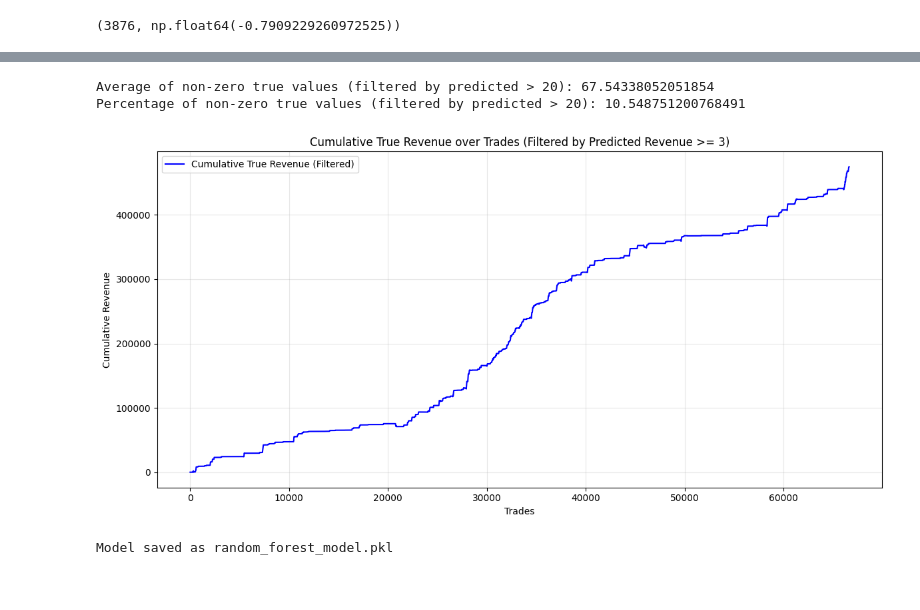
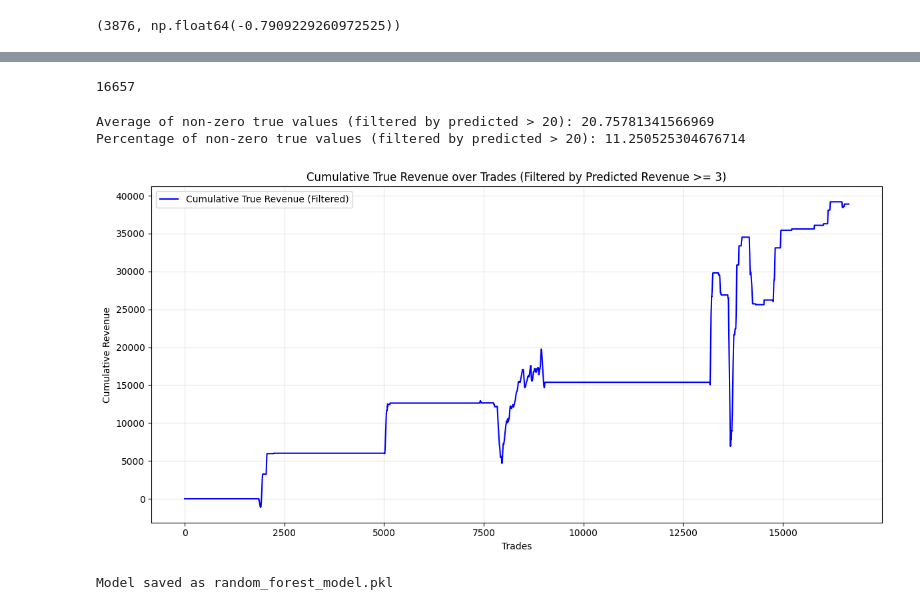
Before and after one commit to RockyLiii/Quant-on-Crypto, a Jupyter notebook: strategies/mmpair-strategy/lgbm.ipynb, the cells around one changed output, grey strips where cells are left out. Cells and saved outputs as stored; diff of their text form; code cells hidden in the pictures.

```diff
--- a/strategies/mmpair-strategy/lgbm.ipynb
+++ b/strategies/mmpair-strategy/lgbm.ipynb
@@ -623,11 +611,7 @@ y_train = y_train.reset_index(drop=True)
 # %%
-# Identify columns where the name starts with 'coin', 'bb', or 'amihud'
-columns_to_zero = [col for col in X_train.columns if col.startswith(('coin', 'amihud'))]
-
-# Set the entire column values to 0 for the identified columns
-X_train[columns_to_zero] = 0
+X_train_concat[columns_to_zero] = 0
 X_test[columns_to_zero] = 0
 
 # Display the updated DataFrame
-X_train['amihud_all_w30']
+X_train['amihud_selected_mns_w30']
 # %% [output]
@@ -669,3 +640,6 @@ Name: amihud_all_w30, Length: 66624, dtype: float64
+# %%
+X_train = X_train_concat
+y_train = y_train_concat
 # %%
 from sklearn.ensemble import RandomForestRegressor
 from sklearn.metrics import mean_squared_error
@@ -687,7 +661,7 @@ model = RandomForestRegressor(
 
 # 数据分割
 random_index = np.random.permutation(len(X_train))
-split = int(1.00 * len(X_train))
+split = int(1 * len(X_train))
 
 X_train_80 = X_train.iloc[random_index[:split]]
 y_train_80 = y_train[random_index[:split]]
@@ -695,14 +669,14 @@ y_train_80 = y_train[random_index[:split]]
 X_train_20 = X_train.iloc[random_index[split:]]
 y_train_20 = y_train[random_index[split:]]
 
-# 训练模型
+# # 训练模型
 print("Training Random Forest...")
 model.fit(X_train_80, y_train_80)
 
-# 验证集评估
-val_pred = model.predict(X_train_20)
-val_mse = mean_squared_error(y_train_20, val_pred)
-print(f"Validation MSE: {val_mse:.6f}")
+# # 验证集评估
+# val_pred = model.predict(X_train_20)
+# val_mse = mean_squared_error(y_train_20, val_pred)
+# print(f"Validation MSE: {val_mse:.6f}")
 
 # 全量预测
 y_train_pred = model.predict(X_train)
@@ -807,0 +819,7 @@ close_ret_selected_mns_w480    0.022173
+# %%
+# Calculate the 1000-item moving average
+rolling_mean = pd.Series(y_test_pred).rolling(window=1440, min_periods=1).mean()
+
+# Subtract the moving average from y_test_pred
+y_test_pred_adjusted = y_test_pred - rolling_mean
+len(y_test_pred_adjusted)
@@ -808,33 +833,37 @@ close_ret_selected_mns_w480    0.022173
+# %%
+len(y_test)
+# %% [output]
+16657
 # %%
 y_true_filtered = []
-for i in range(len(y_train)):
-    if y_train_pred[i] > 15:
+for i in range(len(y_test)):
+    if y_test_pred_adjusted[i] > 15:
         # y_true_filtered.append(y_test[i])
-        y_true_filtered.append(min(400,max(-400,y_train[i])))
+        y_true_filtered.append(min(400,max(-400,y_test[i])))
 
     else:
         y_true_filtered.append(0)
 
 non_zero_avg = np.mean([val for val in y_true_filtered if val != 0])
 non_zero_pct = len([val for val in y_true_filtered if val != 0]) / len(y_true_filtered) * 100
 print("Average of non-zero true values (filtered by predicted > 20):", non_zero_avg)
 print("Percentage of non-zero true values (filtered by predicted > 20):", non_zero_pct)
 y_true_filtered_cumsum = np.cumsum(y_true_filtered)
 
 plt.figure(figsize=(12, 6))
 plt.plot(y_true_filtered_cumsum, label='Cumulative True Revenue (Filtered)', color='blue')
 plt.xlabel('Trades')
 plt.ylabel('Cumulative Revenue')
 plt.title('Cumulative True Revenue over Trades (Filtered by Predicted Revenue >= 3)')
 plt.legend()
 plt.grid(True, alpha=0.3)
 plt.tight_layout()
 plt.show()
 plt.close()
 # %% [output]
-Average of non-zero true values (filtered by predicted > 20): 67.54338052051854
-Percentage of non-zero true values (filtered by predicted > 20): 10.548751200768491
+Average of non-zero true values (filtered by predicted > 20): 20.75781341566969
+Percentage of non-zero true values (filtered by predicted > 20): 11.250525304676714
-[figure, old version]
+[figure, new version]
 # %%
 import pickle
 
```
Also changed, not shown: parts of 17 cells of this notebook, 8 other files.
